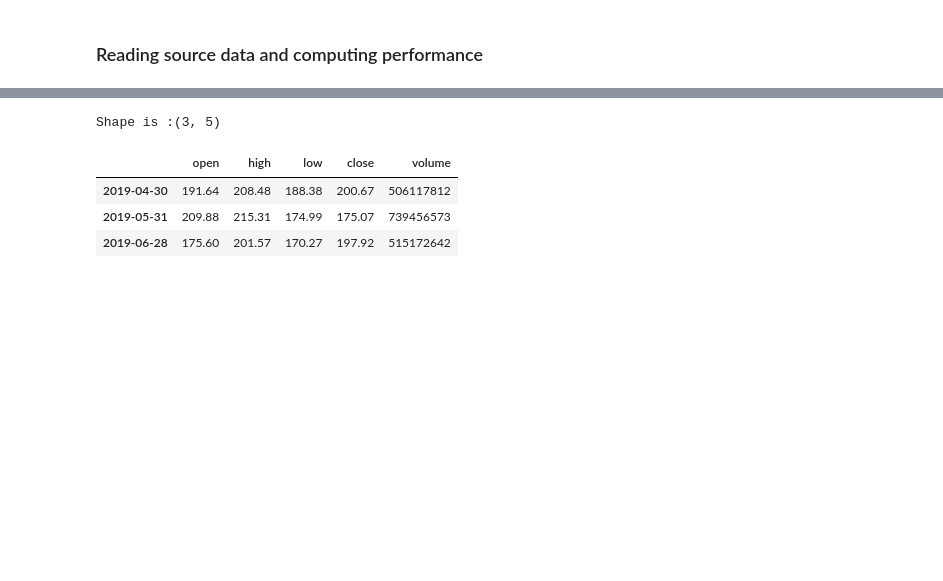
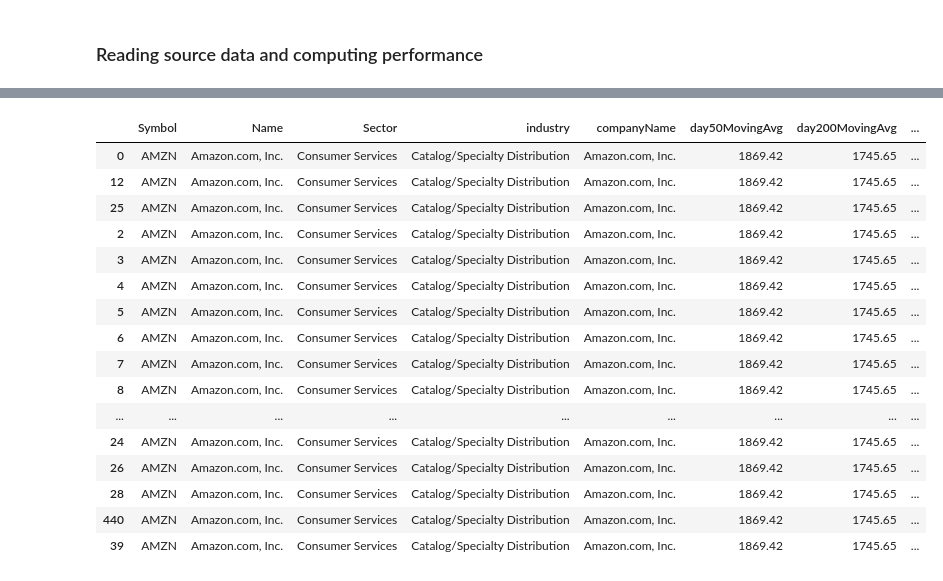
Before and after one commit to mmistroni/TensorFlowPlayground, a Jupyter notebook: StockAndNewsAPIs.ipynb, the cells around one changed output, grey strips where cells are left out. Drawn from its saved outputs; the diff is of its cells as text; code cells hidden in the pictures; blank space fills up the shorter version.

```diff
--- a/StockAndNewsAPIs.ipynb
+++ b/StockAndNewsAPIs.ipynb
@@ -101,7 +104,17 @@ Operation completed over 1 objects/462.5 KiB.
 # %% [markdown]
 <h3>  Testing Historical API </h3>
 # %%
+
+def get_statistics(ticker):
+  base_url = 'https://cloud.iexapis.com/stable/stock/{symbol}/stats?token=sk_98e397d4bee940488e1f48e9b419508f&format=csv&filter=companyName,symbol,day50MovingAvg,day200MovingAvg,month6ChangePercent,month3ChangePercent,month1ChangePercent'.format(symbol='AMZN')
+  df = pd.read_csv(base_url)
+  df['Symbol'] = ticker
+  return df
+
 def get_historical_data(ticker, start, end):
+  return get_statistics(ticker)
+
+
 
   return dr.DataReader(ticker, "av-monthly",
                        datetime.fromordinal(start.toordinal()),  # need to move to av monthly
@@ -121,13 +134,12 @@ def test():
 <h3> Reading source data and computing performance </h3>
 # %%
 def get_nyse_df():
-  return pd.read_csv('/tmp/nyse.csv', header=0)#[['Symbol', 'Name', 'Sector', 'industry']]
+  return pd.read_csv('/tmp/nyse.csv', header=0)[['Symbol', 'Name', 'Sector', 'industry']]
 # %%
 def compute_performance(start_dt, end_dt, ticker='AMZN'):
   try:
     import time
-    time.sleep(10)
-    df = get_historical_data(ticker, start_dt, end_dt)[['close']]
+    return get_historical_data(ticker, start_dt, end_dt)
     cols = df.columns
     #print('Start:{}, End:{}'.format(df[cols].iloc[0], df[cols].iloc[-1]))
     pcnt_df = df[cols].iloc[-1] / df[cols].iloc[0] - 1
@@ -142,9 +154,10 @@ def compute_performance(start_dt, end_dt, ticker='AMZN'):
 def find_best_performing(start_dt, end_dt):
   print('Finding Best Performing Stocks between:{}-{}'.format(start_dt, end_dt))
   nyse_df = get_nyse_df()
-  symbols = nyse_df['Symbol'].values.tolist()[0:30]
+  symbols = nyse_df['Symbol'].values.tolist()
+  print('Now we have to source data for:{}'.format(len(symbols)))
   dfs = (compute_performance(start_dt, end_dt, symbol) for symbol in symbols)
-  filtered = [df for df in dfs if df is not None]
+  filtered = (df for df in dfs if df is not None)
   all_data = pd.concat(filtered)
   return pd.merge(nyse_df, all_data, how='inner', on='Symbol' )
 
@@ -184,18 +171,22 @@ perf_df.head(20)
-# %%
-end =date.today()
-start = end_date - BDay(60)
-
-df = get_historical_data('AAPL',
-                         start,
-                        end)
-print('Shape is :{}'.format(df.shape))
-df
-# %% [output]
-Shape is :(3, 5)
-|  | open | high | low | close | volume |
-| 2019-04-30 | 191.64 | 208.48 | 188.38 | 200.67 | 506117812 |
-| 2019-05-31 | 209.88 | 215.31 | 174.99 | 175.07 | 739456573 |
-| 2019-06-28 | 175.60 | 201.57 | 170.27 | 197.92 | 515172642 |
 # %%
 # Sorting
-perf_df.sort_values(by=['performance'], inplace=True, ascending=False)
+perf_df.sort_values(by=['month3ChangePercent'], inplace=True, ascending=False)
+perf_df.head(30)
+# %% [output]
+|  | Symbol | Name | Sector | industry | companyName | day50MovingAvg | day200MovingAvg | ... |
+| 0 | AMZN | Amazon.com, Inc. | Consumer Services | Catalog/Specialty Distribution | Amazon.com, Inc. | 1869.42 | 1745.65 | ... |
+| 12 | AMZN | Amazon.com, Inc. | Consumer Services | Catalog/Specialty Distribution | Amazon.com, Inc. | 1869.42 | 1745.65 | ... |
+| 25 | AMZN | Amazon.com, Inc. | Consumer Services | Catalog/Specialty Distribution | Amazon.com, Inc. | 1869.42 | 1745.65 | ... |
+| 2 | AMZN | Amazon.com, Inc. | Consumer Services | Catalog/Specialty Distribution | Amazon.com, Inc. | 1869.42 | 1745.65 | ... |
+| 3 | AMZN | Amazon.com, Inc. | Consumer Services | Catalog/Specialty Distribution | Amazon.com, Inc. | 1869.42 | 1745.65 | ... |
+| 4 | AMZN | Amazon.com, Inc. | Consumer Services | Catalog/Specialty Distribution | Amazon.com, Inc. | 1869.42 | 1745.65 | ... |
+| 5 | AMZN | Amazon.com, Inc. | Consumer Services | Catalog/Specialty Distribution | Amazon.com, Inc. | 1869.42 | 1745.65 | ... |
+| 6 | AMZN | Amazon.com, Inc. | Consumer Services | Catalog/Specialty Distribution | Amazon.com, Inc. | 1869.42 | 1745.65 | ... |
+| 7 | AMZN | Amazon.com, Inc. | Consumer Services | Catalog/Specialty Distribution | Amazon.com, Inc. | 1869.42 | 1745.65 | ... |
+| 8 | AMZN | Amazon.com, Inc. | Consumer Services | Catalog/Specialty Distribution | Amazon.com, Inc. | 1869.42 | 1745.65 | ... |
+| ... | ... | ... | ... | ... | ... | ... | ... | ... |
+| 24 | AMZN | Amazon.com, Inc. | Consumer Services | Catalog/Specialty Distribution | Amazon.com, Inc. | 1869.42 | 1745.65 | ... |
+| 26 | AMZN | Amazon.com, Inc. | Consumer Services | Catalog/Specialty Distribution | Amazon.com, Inc. | 1869.42 | 1745.65 | ... |
+| 28 | AMZN | Amazon.com, Inc. | Consumer Services | Catalog/Specialty Distribution | Amazon.com, Inc. | 1869.42 | 1745.65 | ... |
+| 440 | AMZN | Amazon.com, Inc. | Consumer Services | Catalog/Specialty Distribution | Amazon.com, Inc. | 1869.42 | 1745.65 | ... |
+| 39 | AMZN | Amazon.com, Inc. | Consumer Services | Catalog/Specialty Distribution | Amazon.com, Inc. | 1869.42 | 1745.65 | ... |
```
Also changed, not shown: parts of 6 cells of this notebook.
